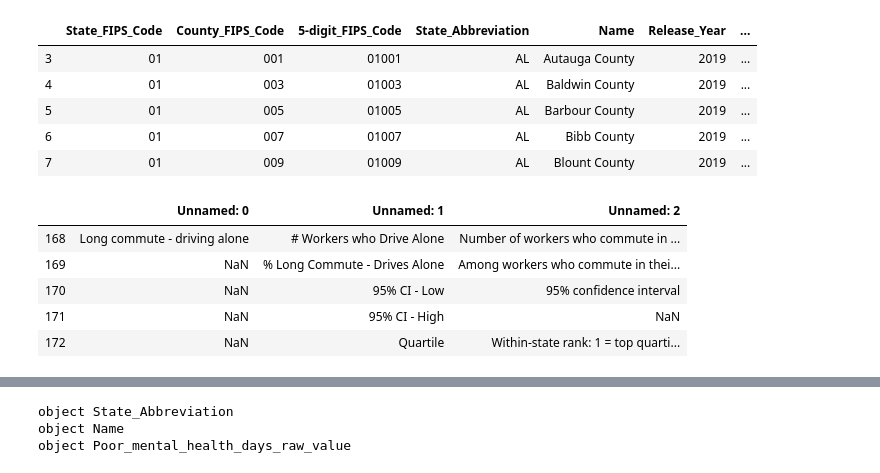
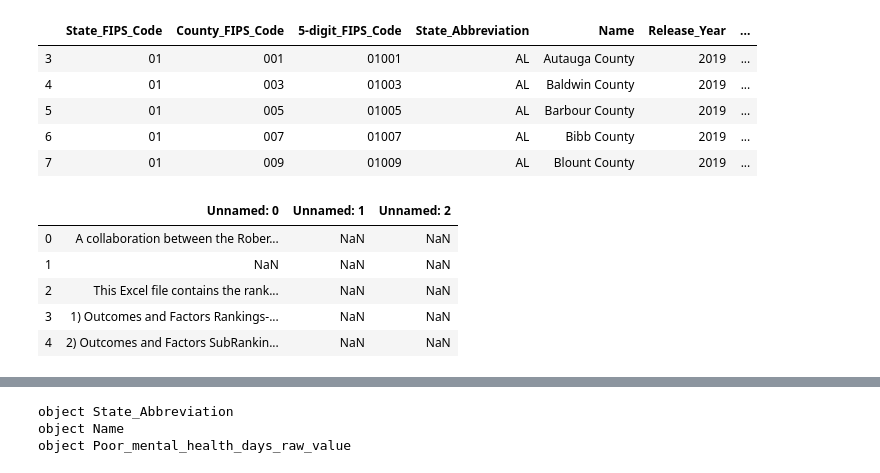
Before and after one commit to nielsbclausen/Mod_4_Project, a Jupyter notebook: Isabel_nb.ipynb, the cells around one changed output, grey strips where cells are left out. Saved outputs shown, nothing was run; the diff lists cells and outputs as text; code cells hidden in the pictures.

```diff
--- a/Isabel_nb.ipynb
+++ b/Isabel_nb.ipynb
@@ -109,14 +129,14 @@ df.head()
 # %%
 xls = pd.ExcelFile("2019 County Health Rankings Data - v2.xls")
 health_rankings = xls.parse(index_col=None, na_values=['NA'])
 df.to_csv('file.csv')
-health_rankings.tail()
+health_rankings.head()
 # %% [output]
 |  | Unnamed: 0 | Unnamed: 1 | Unnamed: 2 |
-| 168 | Long commute - driving alone | # Workers who Drive Alone | Number of workers who commute in ... |
-| 169 | NaN | % Long Commute - Drives Alone | Among workers who commute in thei... |
-| 170 | NaN | 95% CI - Low | 95% confidence interval |
-| 171 | NaN | 95% CI - High | NaN |
-| 172 | NaN | Quartile | Within-state rank: 1 = top quarti... |
+| 0 | A collaboration between the Rober... | NaN | NaN |
+| 1 | NaN | NaN | NaN |
+| 2 | This Excel file contains the rank... | NaN | NaN |
+| 3 | 1) Outcomes and Factors Rankings-... | NaN | NaN |
+| 4 | 2) Outcomes and Factors SubRankin... | NaN | NaN |
 # %%
 xls = pd.ExcelFile('2019 County Health Rankings Data - v2.xls')
```
Also changed, not shown: parts of 16 cells of this notebook.
